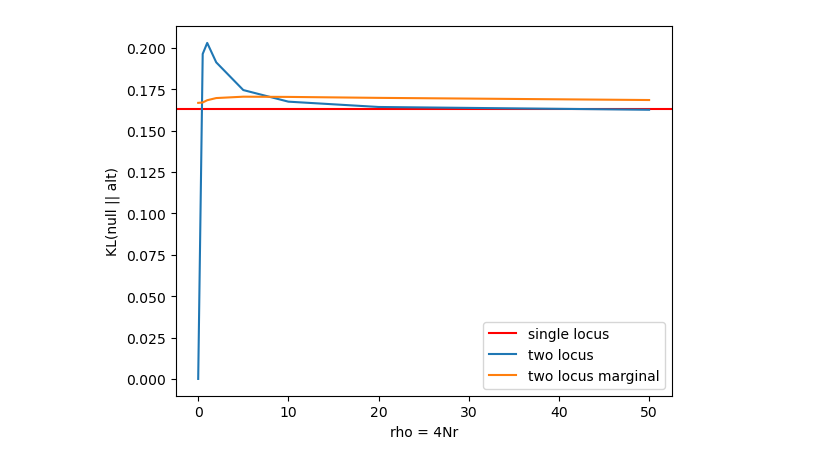
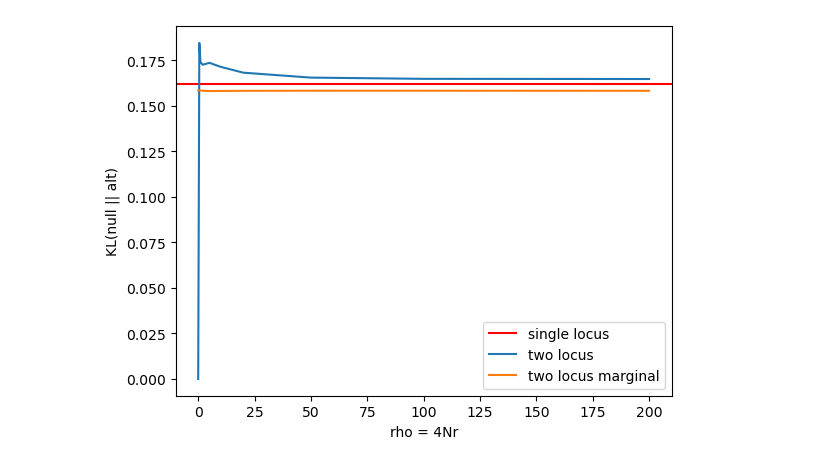
Before and after one commit to RubyRedlich/admixture_duration, a Jupyter notebook: two_locus/quick_tests.ipynb, the cells around one changed output. Drawn from its saved outputs; the diff is of its cells as text; code cells hidden in the pictures.

```diff
--- a/two_locus/quick_tests.ipynb
+++ b/two_locus/quick_tests.ipynb
@@ -28,7 +28,7 @@ migration_rates_alt = np.array([
 ])
 
 # For two locus case, loop through recombination distances and get the null/alt PDFs + KL divergences
-rho = [0,0.5,1,2,5,10,20,50]
+rho = [0,0.5,1,2,5,10,20,50,100,200]
 recombination_rates = [r / (4*DEME_SIZES[0]) for r in rho]
 two_locus_models = []
 for r in recombination_rates:
@@ -83,6 +82,10 @@ Evaluating single locus models
 time_bins = two_locus_models[0][0].joint_pdf[1][1:]
 plt.plot(time_bins, single_locus_models[0], label="null")
 plt.plot(time_bins, single_locus_models[1], label="alternative")
+# Plot marginals from the two locus versus the single locus models
+for null, alt in two_locus_models:
+    plt.plot(null.joint_pdf[1], null.get_marginal_pdf(), linestyle='--', alpha=0.1, color='blue')
+    plt.plot(alt.joint_pdf[1], alt.get_marginal_pdf(), linestyle='--', alpha=0.1, color='orange')
 plt.title("Pairwise coalescence times PDF")
 plt.xlabel("generations ago (scaled by 2N)")
 plt.ylabel("PDF")
@@ -93,6 +96,6 @@ plt.show()
 # %%
 # Plot difference between null and alt heatmaps
-fig, axes = plt.subplots(3,3,figsize=(3*5,2*4))
+fig, axes = plt.subplots(4,3,figsize=(3*5,2*4))
 axes_flat = axes.flatten()
 
 for ax in axes_flat:
@@ -128,36 +131,54 @@ def KLdivergence(null, alt, time_bins):
         alt = f1x*f1y
         np.fill_diagonal(null, 0)
         np.fill_diagonal(alt, 0)
-        D = null * np.log(np.divide(null,alt,where=alt!=0,out=np.full(null.shape, np.inf)), where=null!=0, out=np.zeros_like(null))
+        # Do not need to condition on T1!=T2 because the joint PDF when assuming both are independent should have zero density on the diagonal
+        # Still normalize to sum to 1 so that small fluctuations in sum due to discretization approx. do not have large impacts on the KL divergence
+        null_total = null.sum()
+        null = null / null_total if null_total > 0 else null
+        alt_total = alt.sum()
+        alt = alt / alt_total if alt_total > 0 else alt
+        # print(null.sum(), alt.sum())
+        # compute KL divergence
+        ratio = np.divide(null, alt, where=alt!=0, out=np.zeros_like(null))
+        logratio = np.log(ratio, where=ratio!=0, out=np.zeros_like(ratio))
+        D = null * logratio
     else:
         # Exclude the diagonal! - when recomb=0, it matches the marginal and everywhere else is 0, when recomb=0.5 it is zero
         grid = np.full(null.shape, dt*dt)
         np.fill_diagonal(grid, 0) # exclude diagonal
         null = null * grid
         alt = alt * grid
+        # normalize to condition on P(T1,T2 | T1!=T2)
+        null_total = null.sum()
+        null = null / null_total if null_total > 0 else null
+        alt_total = alt.sum()
+        alt = alt / alt_total if alt_total > 0 else alt
+        # print(null.sum(), alt.sum())
+        # compute KL divergence
         ratio = np.divide(null, alt, where=alt!=0, out=np.zeros_like(null))
         logratio = np.log(ratio, where=ratio!=0, out=np.zeros_like(ratio))
         D = null * logratio
     return D.sum()
 
 time_bins = two_locus_models[0][0].joint_pdf[1]
 
 single_locus_KL = KLdivergence(single_locus_models[0], single_locus_models[1], time_bins)
 
+two_locus_marginal_KL = [
+    KLdivergence(null.get_marginal_pdf(), alt.get_marginal_pdf(), time_bins) for null,alt in two_locus_models
+]
+
 two_locus_KL = [
     KLdivergence(null.joint_pdf[0], alt.joint_pdf[0], time_bins) for null,alt in two_locus_models
-]
-
-two_locus_marginal_KL = [
-    KLdivergence(null.get_marginal_pdf(), alt.get_marginal_pdf(), time_bins) for null,alt in two_locus_models
 ]
 
 plt.axhline(y=single_locus_KL, color='red', label='single locus')
 plt.plot(rho, two_locus_KL, label="two locus")
 plt.plot(rho, two_locus_marginal_KL, label="two locus marginal")
 plt.xlabel("rho = 4Nr")
 plt.ylabel("KL(null || alt)")
 plt.legend()
+# plt.ylim(0.25, 0.4)
 plt.show()
 # %% [output]
-[figure, old version]
+[figure, new version]
```
Also changed, not shown: parts of 3 cells of this notebook.
